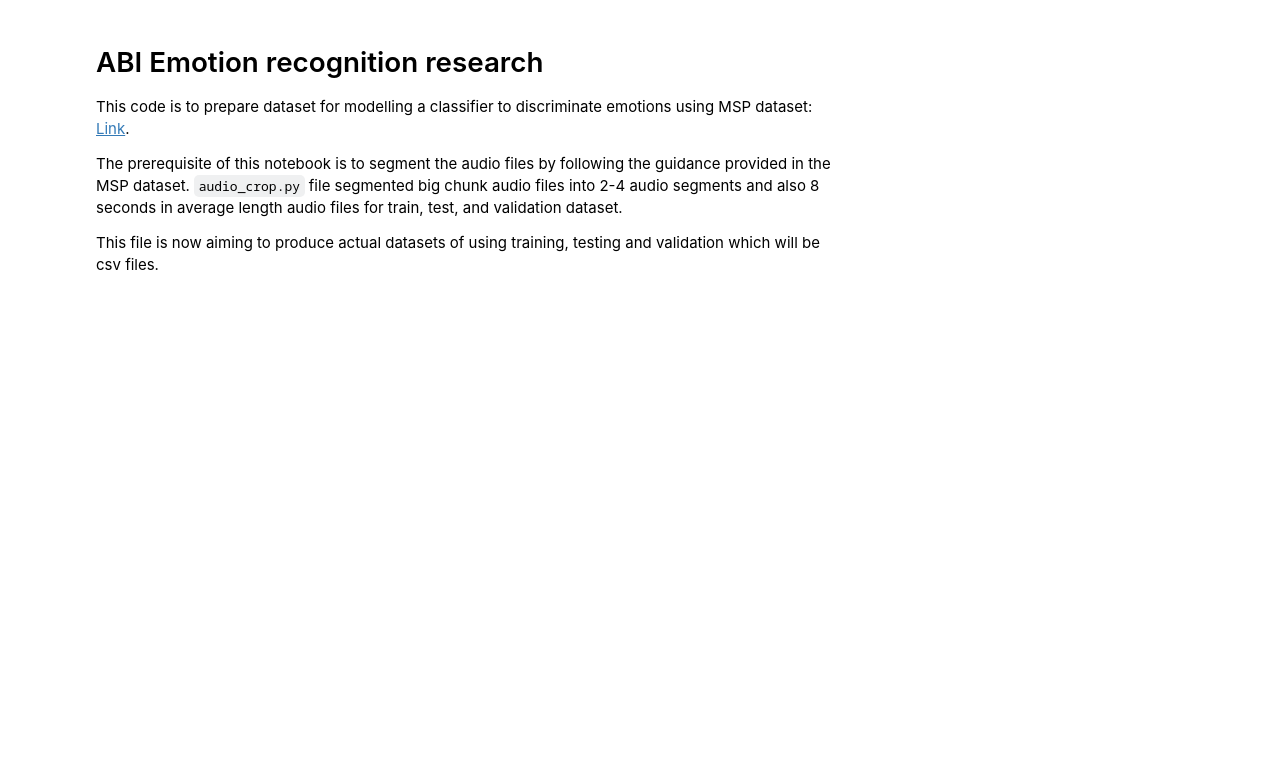
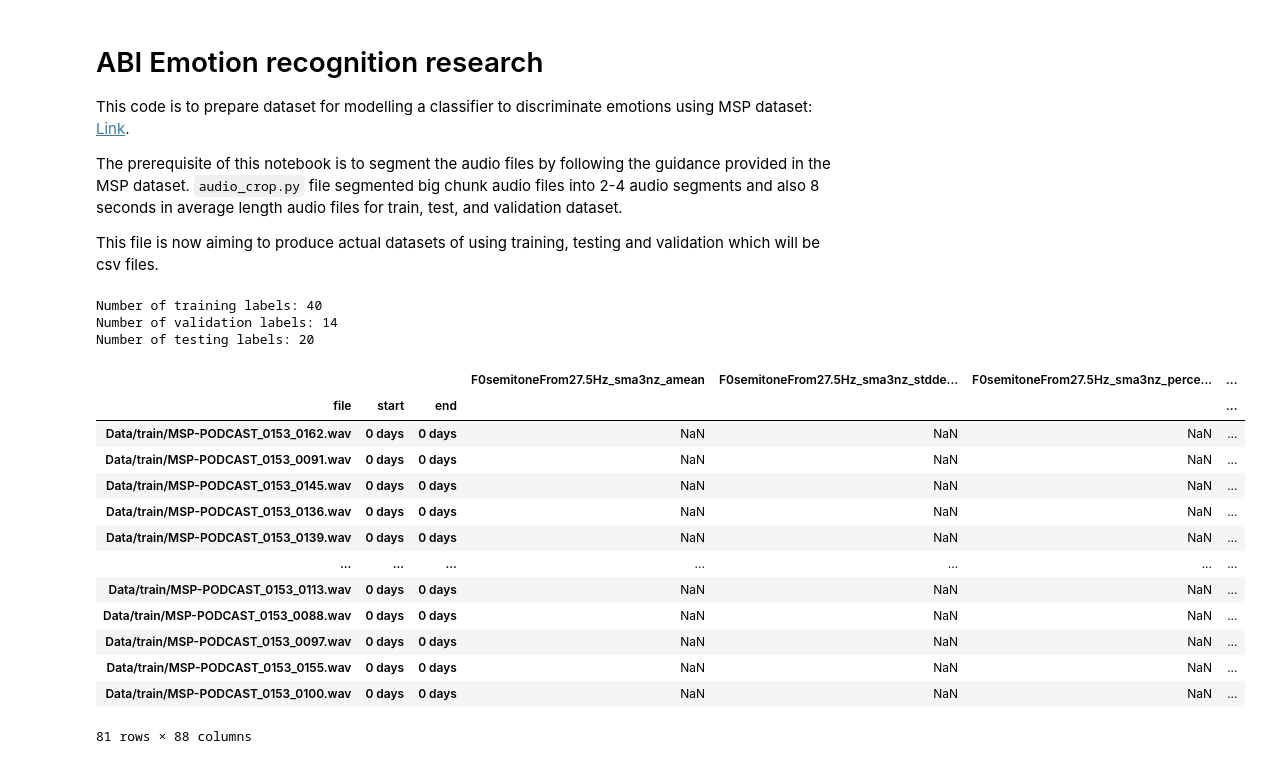
Before and after one commit to eddie8615/ABI_research, a Jupyter notebook: Data Preprocessing.ipynb, the cells around one changed output. Cells and saved outputs as stored; diff of their text form; code cells hidden in the pictures; blank space fills up the shorter version.

Commit message:
Making train dataset

```diff
--- a/Data Preprocessing.ipynb
+++ b/Data Preprocessing.ipynb
@@ -22,3 +26,41 @@ data_path = os.path.relpath('./Data')
 train = pd.DataFrame()
 test = pd.DataFrame()
 validation = pd.DataFrame()
+# %%
+train_file, validation_files, test_files = file_labels()
+# %% [output]
+Number of training labels: 40
+Number of validation labels: 14
+Number of testing labels: 20
+# %%
+smile = opensmile.Smile(
+    feature_set=opensmile.FeatureSet.eGeMAPSv02,
+    feature_level=opensmile.FeatureLevel.Functionals,
+    num_workers=4
+)
+# %%
+train_audio_segments = os.path.relpath('./Data/train/')
+
+file_paths = []
+for file in os.listdir(train_audio_segments):
+    file_paths.append(os.path.join(train_audio_segments, file))
+train = smile.process_files(file_paths)
+# %%
+# Errors in segment.json file that there are the same start and end time for MSP-PODCAST_0153 audio
+train[train.isna().any(axis=1)]
+# train
+# %% [output]
+|  |  |  | F0semitoneFrom27.5Hz_sma3nz_amean | F0semitoneFrom27.5Hz_sma3nz_stdde... | F0semitoneFrom27.5Hz_sma3nz_perce... | ... |
+| file | start | end |  |  |  | ... |
+| Data/train/MSP-PODCAST_0153_0162.wav | 0 days | 0 days | NaN | NaN | NaN | ... |
+| Data/train/MSP-PODCAST_0153_0091.wav | 0 days | 0 days | NaN | NaN | NaN | ... |
+| Data/train/MSP-PODCAST_0153_0145.wav | 0 days | 0 days | NaN | NaN | NaN | ... |
+| Data/train/MSP-PODCAST_0153_0136.wav | 0 days | 0 days | NaN | NaN | NaN | ... |
+| Data/train/MSP-PODCAST_0153_0139.wav | 0 days | 0 days | NaN | NaN | NaN | ... |
+| ... | ... | ... | ... | ... | ... | ... |
+| Data/train/MSP-PODCAST_0153_0113.wav | 0 days | 0 days | NaN | NaN | NaN | ... |
+| Data/train/MSP-PODCAST_0153_0088.wav | 0 days | 0 days | NaN | NaN | NaN | ... |
+| Data/train/MSP-PODCAST_0153_0097.wav | 0 days | 0 days | NaN | NaN | NaN | ... |
+| Data/train/MSP-PODCAST_0153_0155.wav | 0 days | 0 days | NaN | NaN | NaN | ... |
+| Data/train/MSP-PODCAST_0153_0100.wav | 0 days | 0 days | NaN | NaN | NaN | ... |
+81 rows × 88 columns
```
Also changed, not shown: parts of 16 cells of this notebook, 1 other file.
